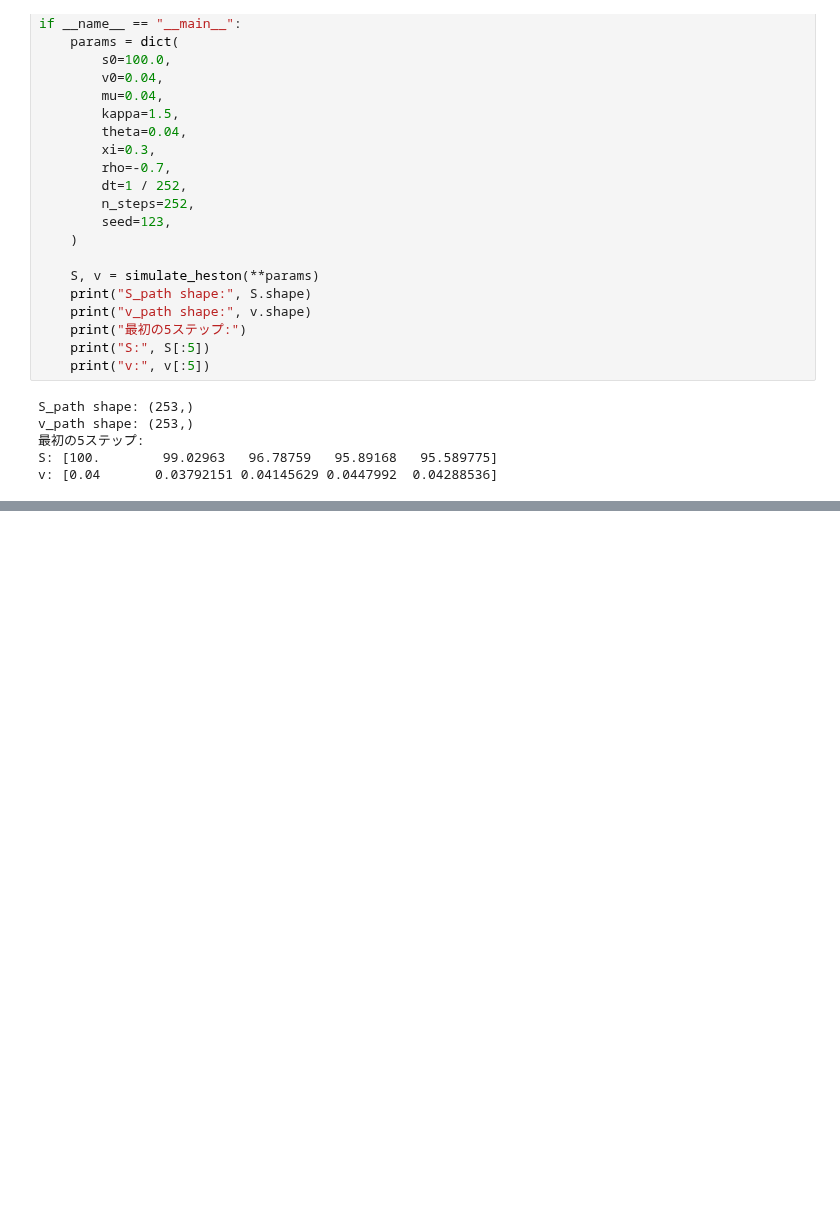
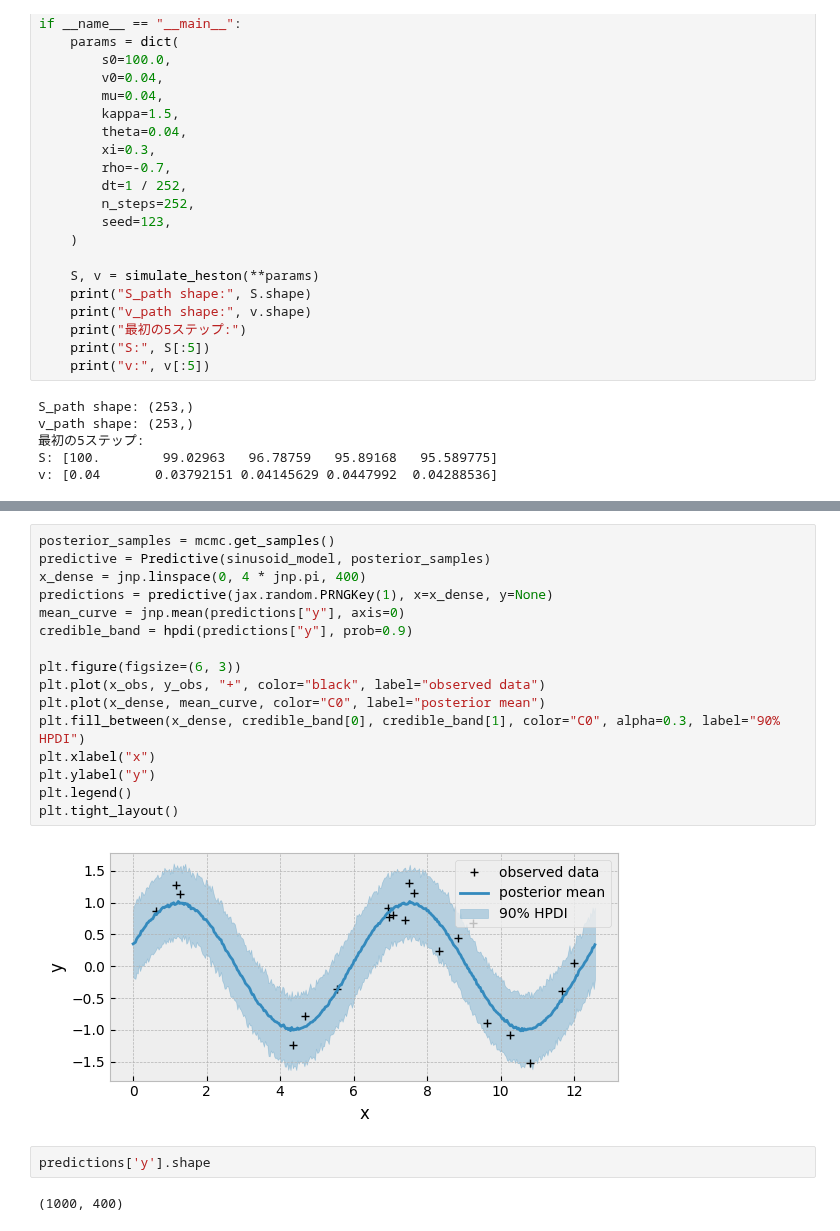
Before and after one commit to sht-yn/degenerate-diffusion, a Jupyter notebook: jax_study.ipynb, the cells around one changed output, grey strips where cells are left out. Saved outputs shown, nothing was run; the diff lists cells and outputs as text; blank space fills up the shorter version.

```diff
--- a/jax_study.ipynb
+++ b/jax_study.ipynb
@@ -224,0 +364,22 @@ v: [0.04       0.03792151 0.04145629 0.0447992  0.04288536]
+# %%
+posterior_samples = mcmc.get_samples()
+predictive = Predictive(sinusoid_model, posterior_samples)
+x_dense = jnp.linspace(0, 4 * jnp.pi, 400)
+predictions = predictive(jax.random.PRNGKey(1), x=x_dense, y=None)
+mean_curve = jnp.mean(predictions["y"], axis=0)
+credible_band = hpdi(predictions["y"], prob=0.9)
+
+plt.figure(figsize=(6, 3))
+plt.plot(x_obs, y_obs, "+", color="black", label="observed data")
+plt.plot(x_dense, mean_curve, color="C0", label="posterior mean")
+plt.fill_between(x_dense, credible_band[0], credible_band[1], color="C0", alpha=0.3, label="90% HPDI")
+plt.xlabel("x")
+plt.ylabel("y")
+plt.legend()
+plt.tight_layout()
+# %% [output]
+[figure, added]
+# %%
+predictions['y'].shape
+# %% [output]
+(1000, 400)
```
Also changed, not shown: parts of 36 cells of this notebook, 10 other files.
